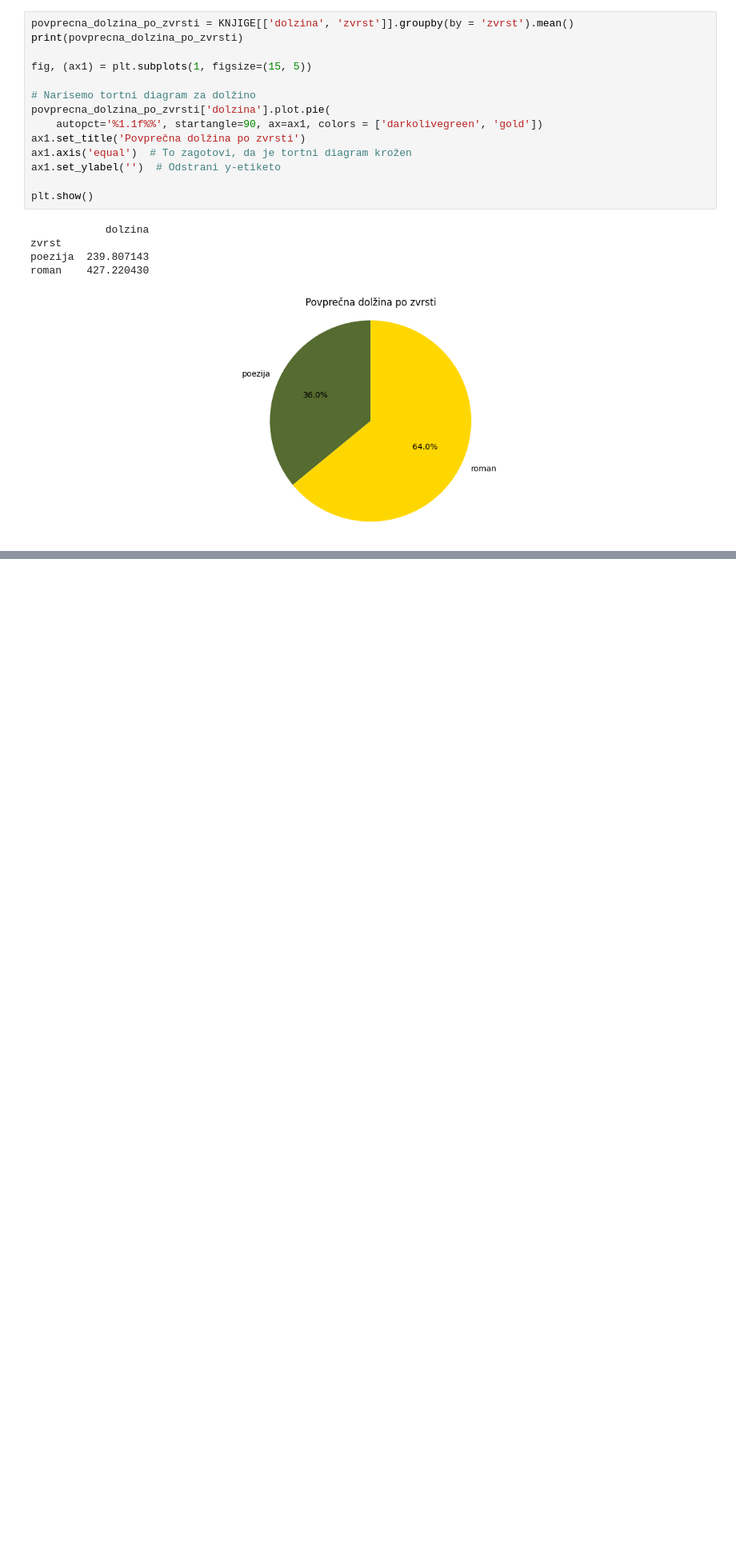
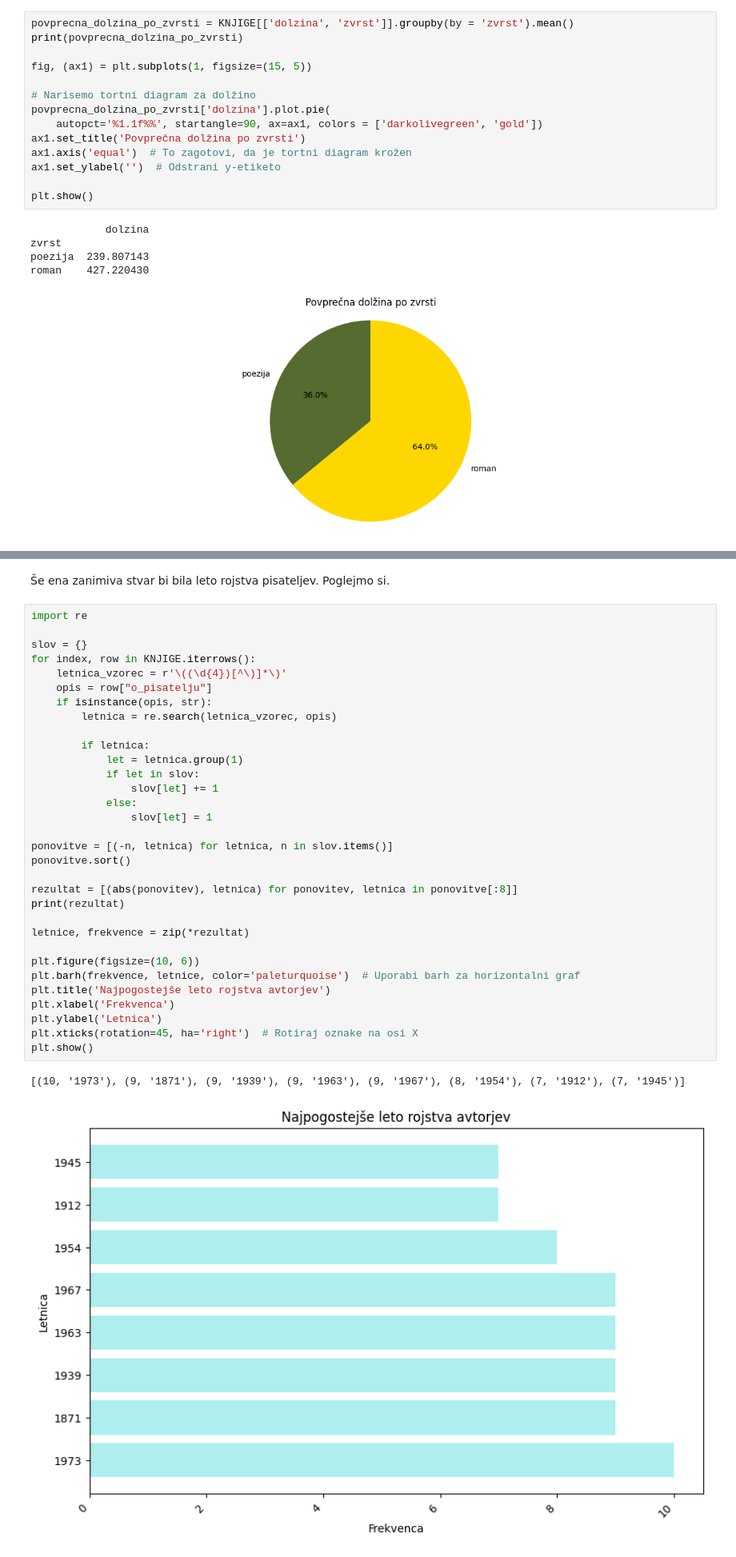
Before and after one commit to zAlaGregorc/UVP_projektna_naloga_Gregorc, a Jupyter notebook: analiza.ipynb, the cells around one changed output, grey strips where cells are left out. Shown: that part at 80% size. Cells and saved outputs as stored; diff of their text form; blank space fills up the shorter version.

```diff
--- a/analiza.ipynb
+++ b/analiza.ipynb
@@ -91,0 +130,37 @@ roman    427.220430
+# %% [markdown]
+Še ena zanimiva stvar bi bila leto rojstva pisateljev. Poglejmo si.
+# %%
+import re
+
+slov = {}
+for index, row in KNJIGE.iterrows():
+    letnica_vzorec = r'\((\d{4})[^\)]*\)'
+    opis = row["o_pisatelju"]
+    if isinstance(opis, str):
+        letnica = re.search(letnica_vzorec, opis)
+
+        if letnica:
+            let = letnica.group(1)
+            if let in slov:
+                slov[let] += 1
+            else:
+                slov[let] = 1
+
+ponovitve = [(-n, letnica) for letnica, n in slov.items()]
+ponovitve.sort()
+
+rezultat = [(abs(ponovitev), letnica) for ponovitev, letnica in ponovitve[:8]]
+print(rezultat)
+
+letnice, frekvence = zip(*rezultat)
+
+plt.figure(figsize=(10, 6))
+plt.barh(frekvence, letnice, color='paleturquoise')  # Uporabi barh za horizontalni graf
+plt.title('Najpogostejše leto rojstva avtorjev')
+plt.xlabel('Frekvenca')
+plt.ylabel('Letnica')
+plt.xticks(rotation=45, ha='right')  # Rotiraj oznake na osi X
+plt.show()
+# %% [output]
+[(10, '1973'), (9, '1871'), (9, '1939'), (9, '1963'), (9, '1967'), (8, '1954'), (7, '1912'), (7, '1945')]
+[figure, added]
```
Also changed, not shown: parts of 5 cells of this notebook, 1 other file.
